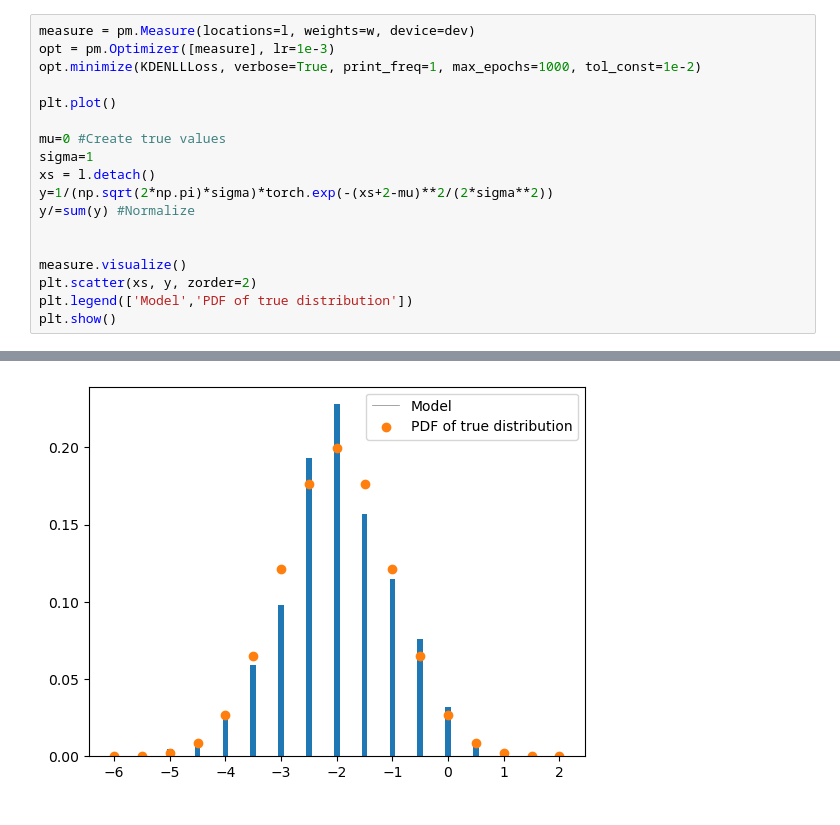
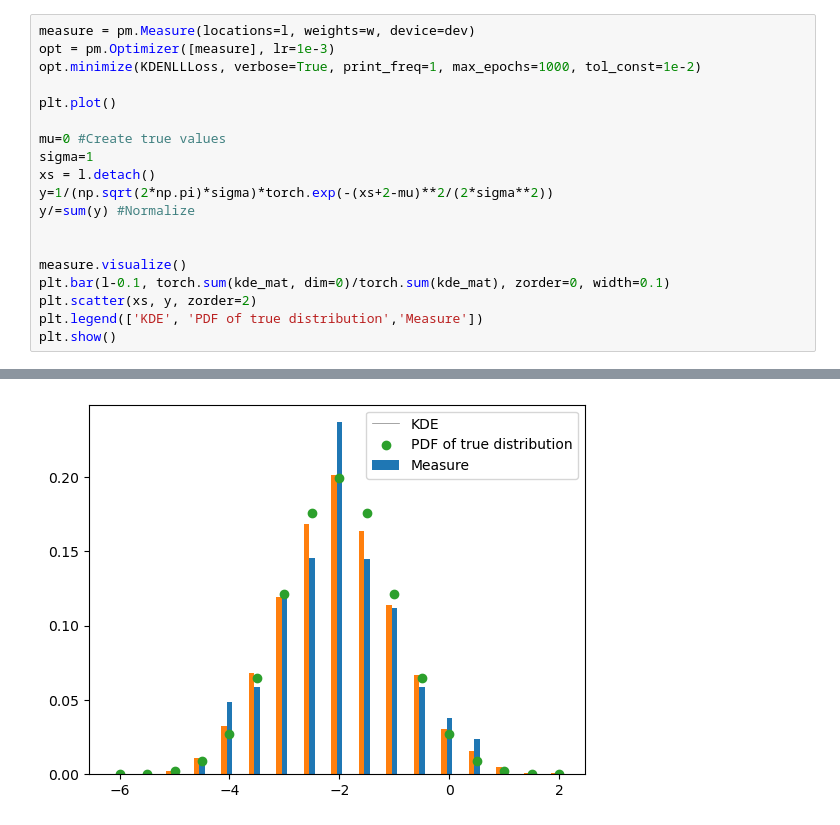
Before and after one commit to Miralleyan/Kandidatarbete, a Jupyter notebook: Optimizer/step_test.ipynb, the cells around one changed output, grey strips where cells are left out. Saved outputs shown, nothing was run; the diff lists cells and outputs as text.

```diff
--- a/Optimizer/step_test.ipynb
+++ b/Optimizer/step_test.ipynb
@@ -54,7 +54,8 @@ y/=sum(y) #Normalize
 
 
 measure.visualize()
+plt.bar(l-0.1, torch.sum(kde_mat, dim=0)/torch.sum(kde_mat), zorder=0, width=0.1)
 plt.scatter(xs, y, zorder=2)
-plt.legend(['Model','PDF of true distribution'])
+plt.legend(['KDE', 'PDF of true distribution','Measure'])
 plt.show()
 # %% [output]
@@ -77,5 +78,5 @@ Epoch: 615        Lr was reduced to: 0.000000798
 The step size is too small: 7.979226629761193e-07
-[figure, old version]
+[figure, new version]
 # %%
 import Sergei.torch_measure as s
 
```
Also changed, not shown: parts of 3 cells of this notebook, 1 other file.
